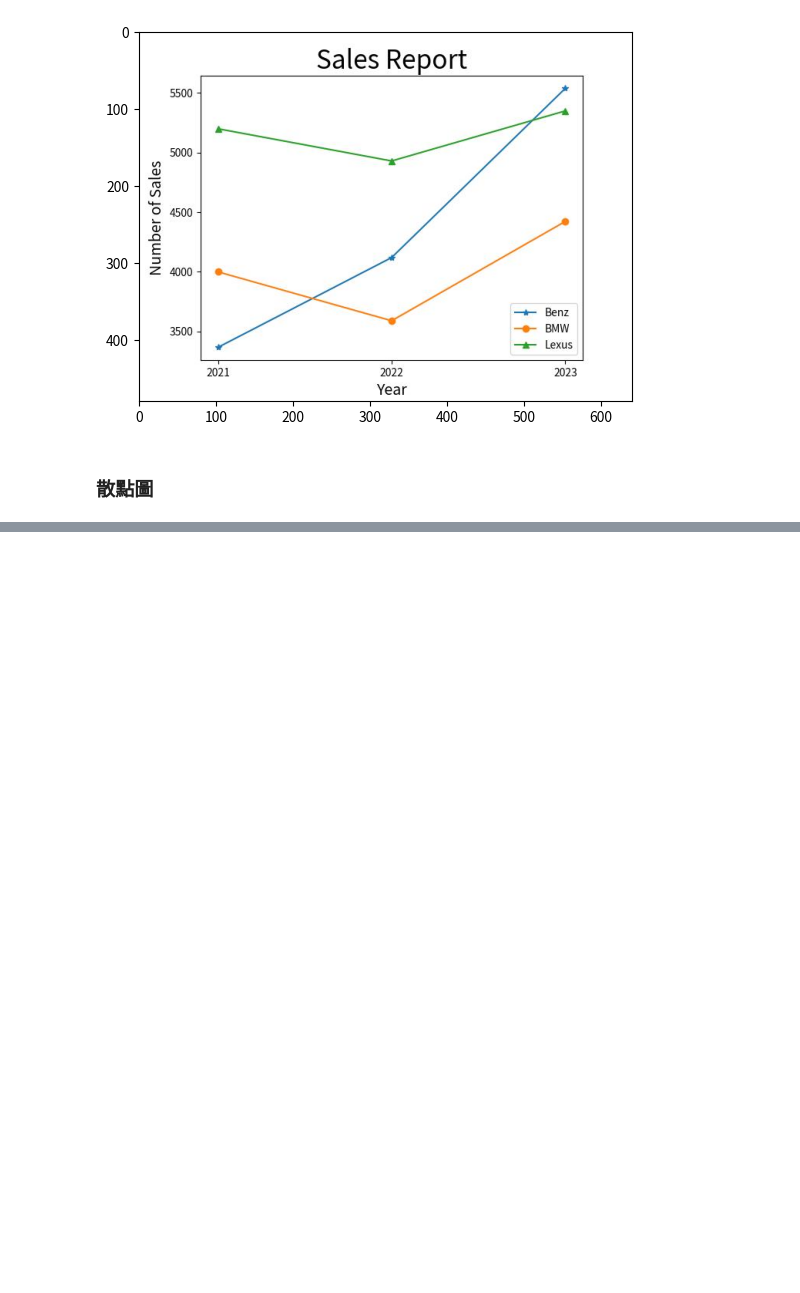
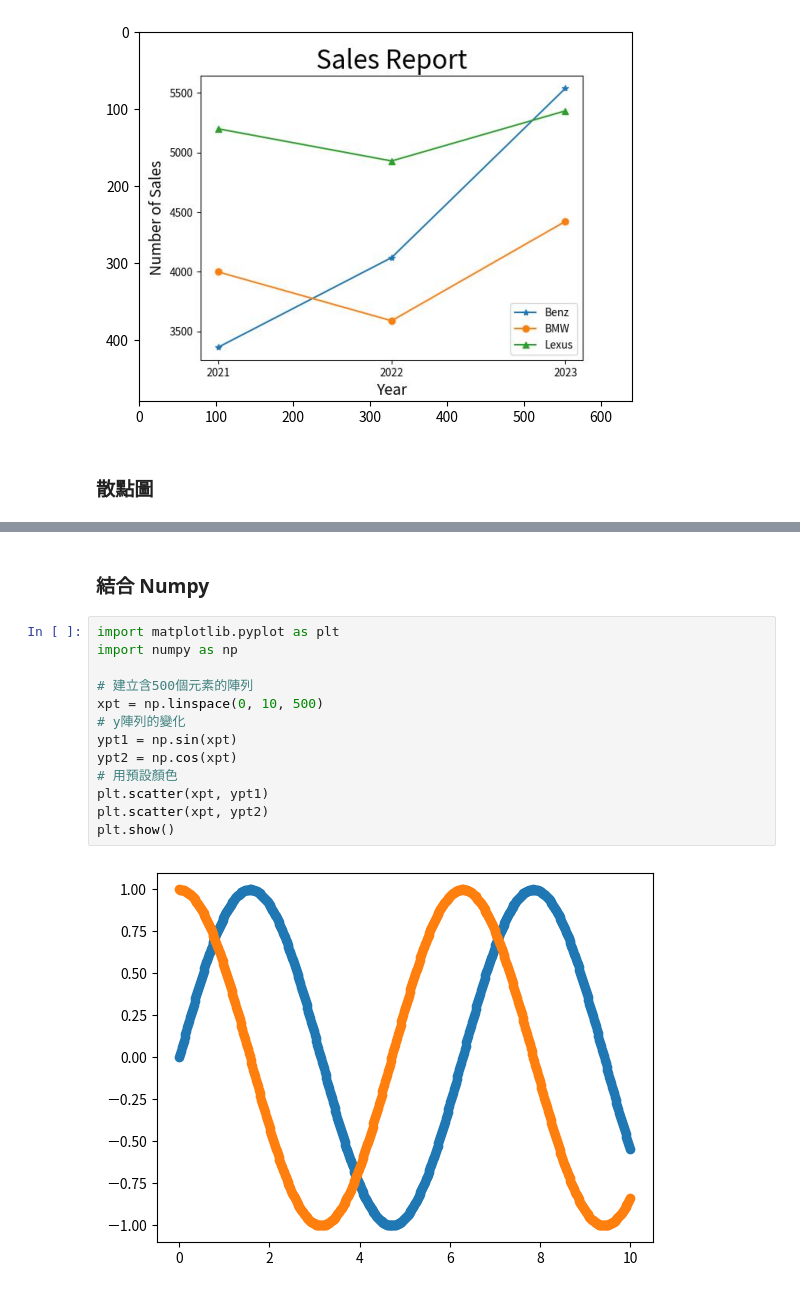
Before and after one commit to samhsiao6238/PythonFinance_2024, a Jupyter notebook: D10_Matplotlib/00_範例/ex01.ipynb, the cells around one changed output, grey strips where cells are left out. Cells and saved outputs as stored; diff of their text form; blank space fills up the shorter version.

```diff
--- a/D10_Matplotlib/00_範例/ex01.ipynb
+++ b/D10_Matplotlib/00_範例/ex01.ipynb
@@ -209,0 +227,17 @@ plt.show()
+# %% [markdown]
+### 結合 Numpy
+# %%
+import matplotlib.pyplot as plt
+import numpy as np
+
+# 建立含500個元素的陣列
+xpt = np.linspace(0, 10, 500)
+# y陣列的變化
+ypt1 = np.sin(xpt)
+ypt2 = np.cos(xpt)
+# 用預設顏色
+plt.scatter(xpt, ypt1)
+plt.scatter(xpt, ypt2)
+plt.show()
+# %% [output]
+[figure, added]
```
Also changed, not shown: parts of 27 cells of this notebook, 4 other files.
